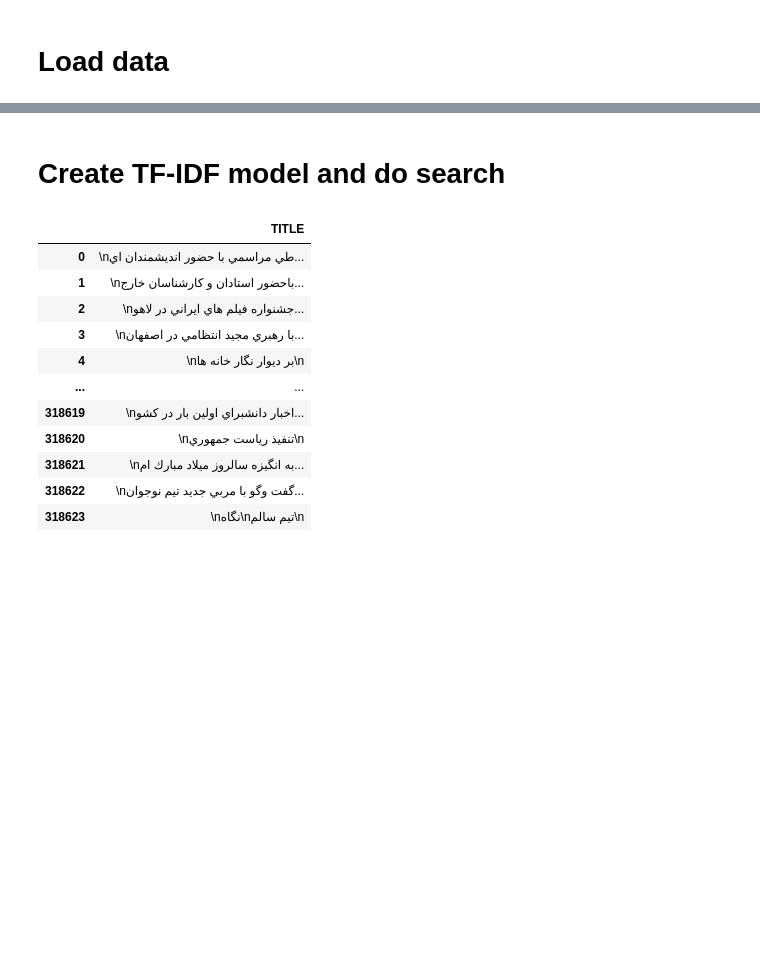
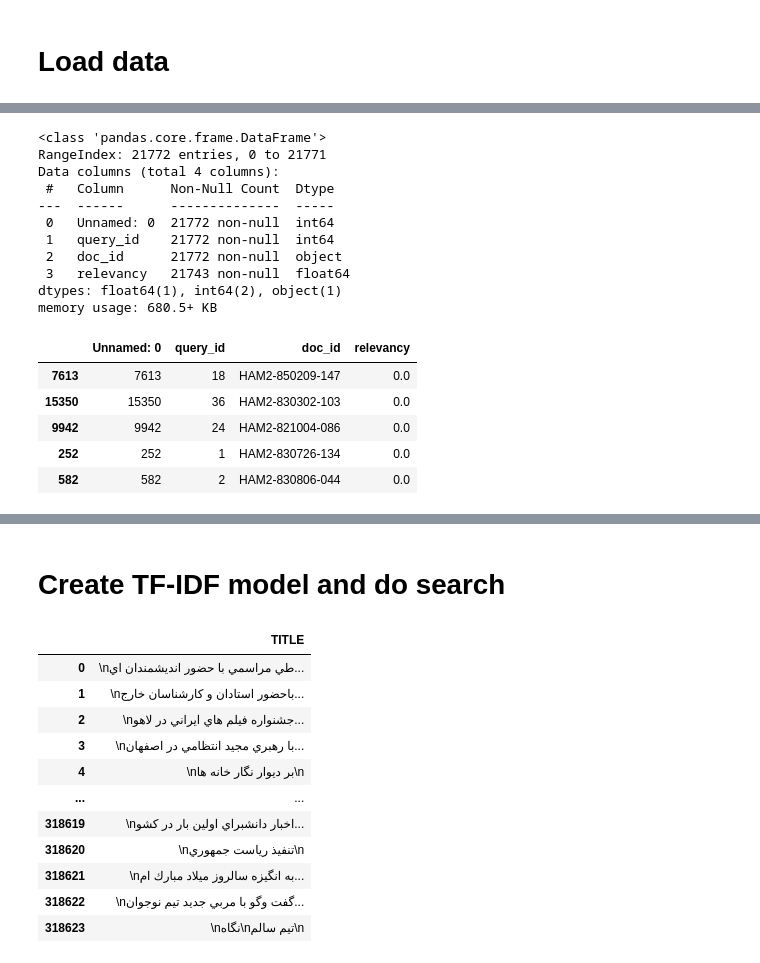
Before and after one commit to AlirezPa/irws, a Jupyter notebook: IRWS_HM01.ipynb, the cells around one changed output, grey strips where cells are left out. Drawn from its saved outputs; the diff is of its cells as text; code cells hidden in the pictures; blank space fills up the shorter version.

```diff
--- a/IRWS_HM01.ipynb
+++ b/IRWS_HM01.ipynb
@@ -75,0 +51,21 @@ df_queries_fa
+# %%
+df_judgments.info()
+df_judgments.sample(5)
+# %% [output]
+<class 'pandas.core.frame.DataFrame'>
+RangeIndex: 21772 entries, 0 to 21771
+Data columns (total 4 columns):
+ #   Column      Non-Null Count  Dtype
+---  ------      --------------  -----
+ 0   Unnamed: 0  21772 non-null  int64
+ 1   query_id    21772 non-null  int64
+ 2   doc_id      21772 non-null  object
+ 3   relevancy   21743 non-null  float64
+dtypes: float64(1), int64(2), object(1)
+memory usage: 680.5+ KB
+|  | Unnamed: 0 | query_id | doc_id | relevancy |
+| 7613 | 7613 | 18 | HAM2-850209-147 | 0.0 |
+| 15350 | 15350 | 36 | HAM2-830302-103 | 0.0 |
+| 9942 | 9942 | 24 | HAM2-821004-086 | 0.0 |
+| 252 | 252 | 1 | HAM2-830726-134 | 0.0 |
+| 582 | 582 | 2 | HAM2-830806-044 | 0.0 |
```
Also changed, not shown: parts of 11 cells of this notebook.
